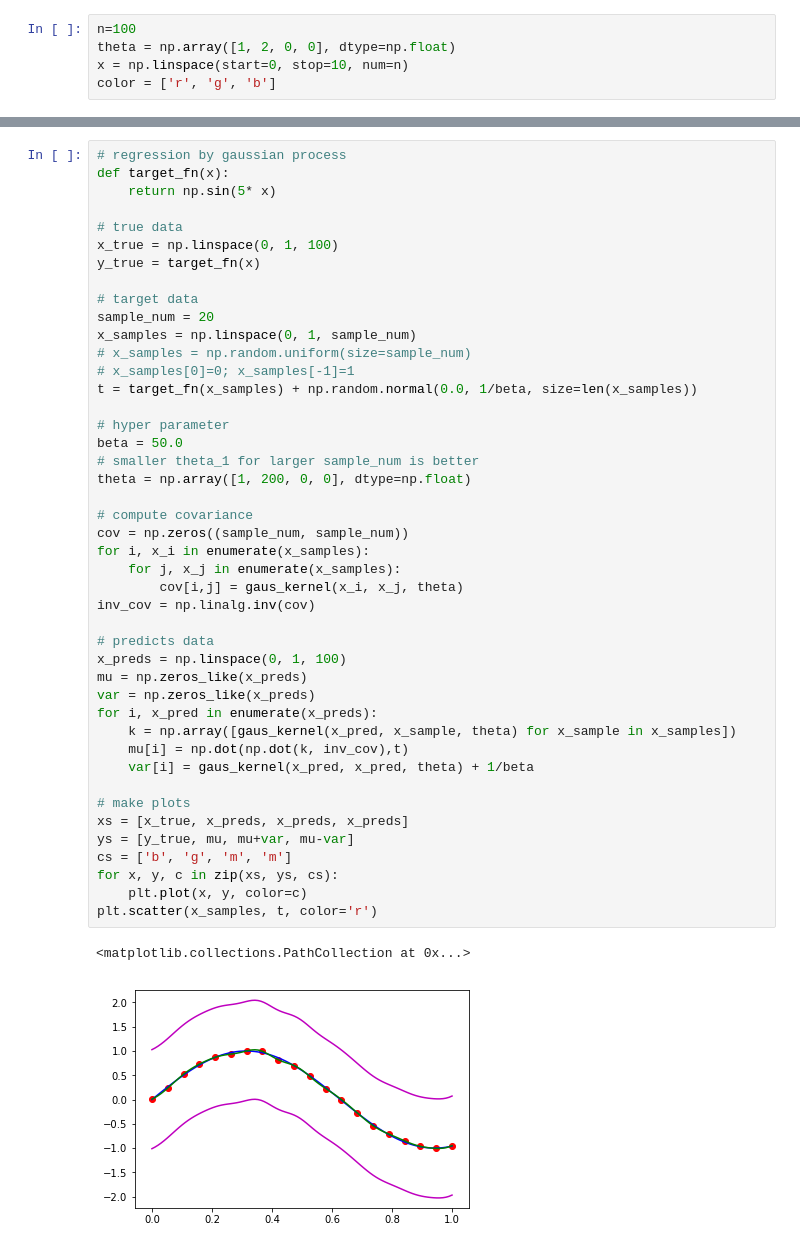
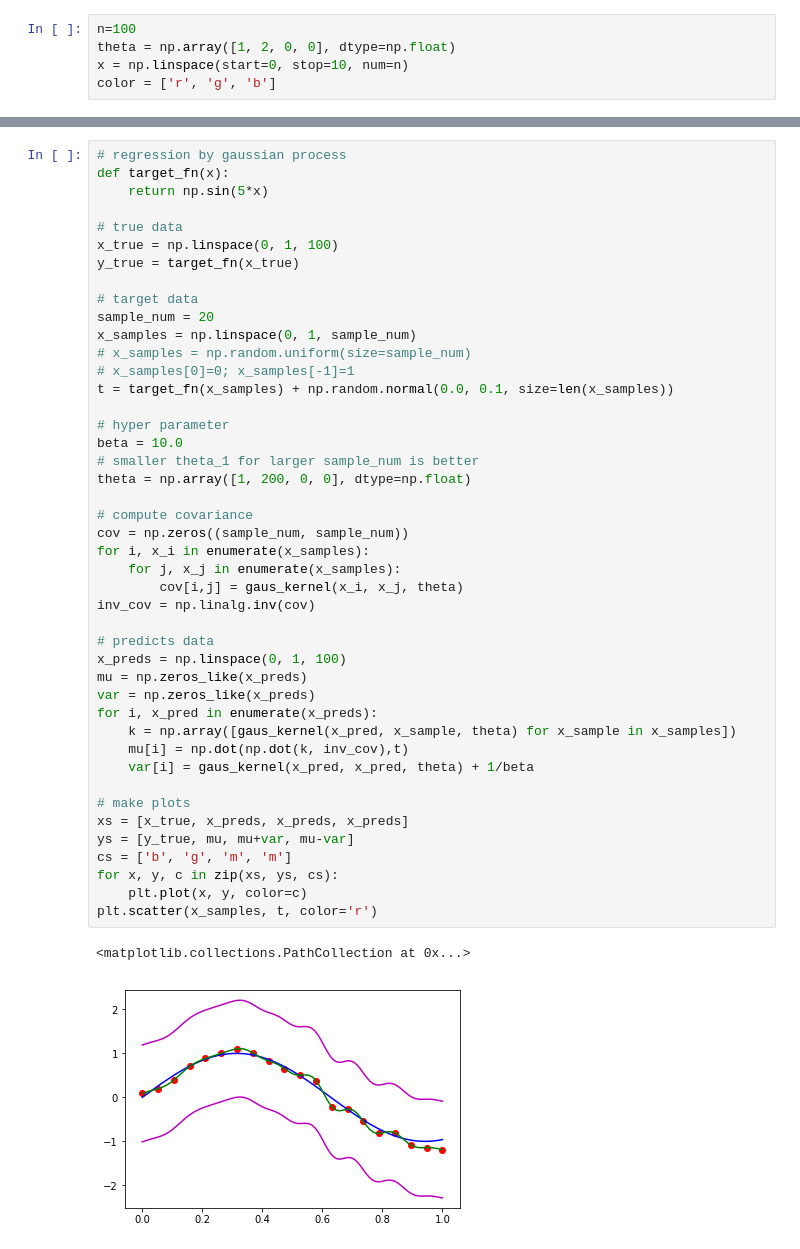
Before and after one commit to tedrepo/machine_learning_practice, a Jupyter notebook: gaussian_process.ipynb, the cells around one changed output, grey strips where cells are left out. Drawn from its saved outputs; the diff is of its cells as text.

```diff
--- a/gaussian_process.ipynb
+++ b/gaussian_process.ipynb
@@ -36,47 +36,47 @@ for c in color:
 # %%
 # regression by gaussian process
 def target_fn(x):
-    return np.sin(5* x)
+    return np.sin(5*x)
 
 # true data
 x_true = np.linspace(0, 1, 100)
-y_true = target_fn(x)
+y_true = target_fn(x_true)
 
 # target data
 sample_num = 20
 x_samples = np.linspace(0, 1, sample_num)
 # x_samples = np.random.uniform(size=sample_num)
 # x_samples[0]=0; x_samples[-1]=1
-t = target_fn(x_samples) + np.random.normal(0.0, 1/beta, size=len(x_samples))
+t = target_fn(x_samples) + np.random.normal(0.0, 0.1, size=len(x_samples))
 
 # hyper parameter
-beta = 50.0
+beta = 10.0
 # smaller theta_1 for larger sample_num is better
 theta = np.array([1, 200, 0, 0], dtype=np.float)
 
 # compute covariance
 cov = np.zeros((sample_num, sample_num))
 for i, x_i in enumerate(x_samples):
     for j, x_j in enumerate(x_samples):
         cov[i,j] = gaus_kernel(x_i, x_j, theta)
 inv_cov = np.linalg.inv(cov)
 
 # predicts data
 x_preds = np.linspace(0, 1, 100)
 mu = np.zeros_like(x_preds)
 var = np.zeros_like(x_preds)
 for i, x_pred in enumerate(x_preds):
     k = np.array([gaus_kernel(x_pred, x_sample, theta) for x_sample in x_samples])
     mu[i] = np.dot(np.dot(k, inv_cov),t)
     var[i] = gaus_kernel(x_pred, x_pred, theta) + 1/beta
 
 # make plots
 xs = [x_true, x_preds, x_preds, x_preds]
 ys = [y_true, mu, mu+var, mu-var]
 cs = ['b', 'g', 'm', 'm']
 for x, y, c in zip(xs, ys, cs):
     plt.plot(x, y, color=c)
 plt.scatter(x_samples, t, color='r')
 # %% [output]
 <matplotlib.collections.PathCollection at 0x...>
-[figure, old version]
+[figure, new version]
```
Also changed, not shown: parts of 2 cells of this notebook.
